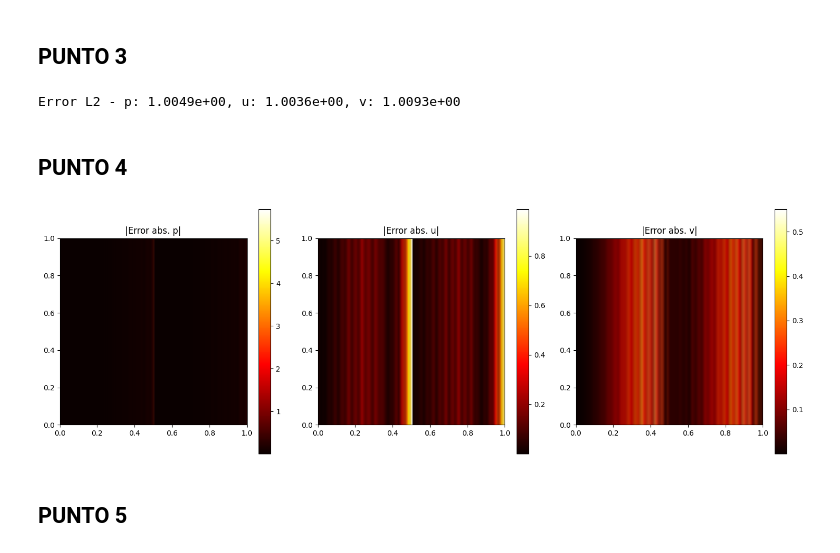
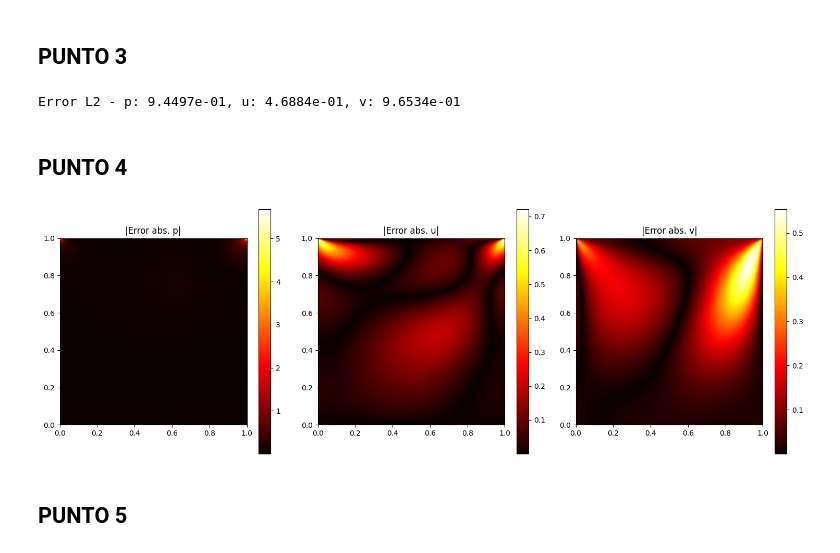
Before and after one commit to jonathancagua/IA-PINN, a Jupyter notebook: TP1.ipynb, the cells around one changed output. Cells and saved outputs as stored; diff of their text form; code cells hidden in the pictures.

```diff
--- a/TP1.ipynb
+++ b/TP1.ipynb
@@ -343,39 +335,48 @@ Epoch 4500, Loss: 2.1932e-02, PDE: 2.3880e-03, BC: 1.9543e-02, p(0,0): 1.3803e-0
 # %% [markdown]
 ## PUNTO 3
 # %%
-xy_eval = np.stack([X.flatten(), Y.flatten()], axis=-1)
+xy_eval = np.stack([x, y], axis=-1)
 xy_eval_tensor = torch.tensor(xy_eval, dtype=torch.float32).to(device)
-
 with torch.no_grad():
     pred = model(xy_eval_tensor).cpu().numpy()
 
-pred_p = pred[:, 0].reshape(ny, nx)
-pred_u = pred[:, 1].reshape(ny, nx)
-pred_v = pred[:, 2].reshape(ny, nx)
+pred_p = pred[:, 0]
+pred_u = pred[:, 1]
+pred_v = pred[:, 2]
 
-# Norma 2 del error
-err_p = np.linalg.norm(pred_p - data_p) / np.linalg.norm(data_p)
-err_u = np.linalg.norm(pred_u - data_u) / np.linalg.norm(data_u)
-err_v = np.linalg.norm(pred_v - data_v) / np.linalg.norm(data_v)
-
+err_p = np.linalg.norm(pred_p - data_p.flatten()) / np.linalg.norm(data_p)
+err_u = np.linalg.norm(pred_u - data_u.flatten()) / np.linalg.norm(data_u)
+err_v = np.linalg.norm(pred_v - data_v.flatten()) / np.linalg.norm(data_v)
 print(f"Error L2 - p: {err_p:.4e}, u: {err_u:.4e}, v: {err_v:.4e}")
 # %% [output]
-Error L2 - p: 1.0049e+00, u: 1.0036e+00, v: 1.0093e+00
+Error L2 - p: 9.4497e-01, u: 4.6884e-01, v: 9.6534e-01
 # %% [markdown]
 ## PUNTO 4
-# %%
-fig, axs = plt.subplots(1, 3, figsize=(15, 5))
-
-for i, (var_name, pred, true) in enumerate(zip(['p', 'u', 'v'], [pred_p, pred_u, pred_v], [data_p, data_u, data_v])):
-    error_abs = np.abs(pred - true)
-    im = axs[i].imshow(error_abs, cmap='hot', extent=[0,1,0,1], origin='lower')
-    axs[i].set_title(f'|Error abs. {var_name}|')
-    fig.colorbar(im, ax=axs[i])
-
-plt.tight_layout()
-plt.show()
-# %% [output]
-[figure, removed]
+# %%
+x_unique = np.linspace(x.min(), x.max(), 201)
+y_unique = np.linspace(y.min(), y.max(), 201)
+X_grid, Y_grid = np.meshgrid(x_unique, y_unique)
+
+# Interpolaciones
+P_true_grid = griddata((x, y), data_p.flatten(), (X_grid, Y_grid), method='cubic')
+U_true_grid = griddata((x, y), data_u.flatten(), (X_grid, Y_grid), method='cubic')
+V_true_grid = griddata((x, y), data_v.flatten(), (X_grid, Y_grid), method='cubic')
+
+P_pred_grid = griddata((x, y), pred_p, (X_grid, Y_grid), method='cubic')
+U_pred_grid = griddata((x, y), pred_u, (X_grid, Y_grid), method='cubic')
+V_pred_grid = griddata((x, y), pred_v, (X_grid, Y_grid), method='cubic')
+
+# Graficar errores absolutos
+fig, axs = plt.subplots(1, 3, figsize=(15, 5))
+for i, (name, pred_g, true_g) in enumerate(zip(['p', 'u', 'v'], [P_pred_grid, U_pred_grid, V_pred_grid], [P_true_grid, U_true_grid, V_true_grid])):
+    error_abs = np.abs(pred_g - true_g)
+    im = axs[i].imshow(error_abs, cmap='hot', extent=[x.min(), x.max(), y.min(), y.max()], origin='lower')
+    axs[i].set_title(f'|Error abs. {name}|')
+    fig.colorbar(im, ax=axs[i])
+plt.tight_layout()
+plt.show()
+# %% [output]
+[figure, added]
 # %% [markdown]
 ## PUNTO 5
 # %% [markdown]
```
Also changed, not shown: parts of 2 cells of this notebook.
